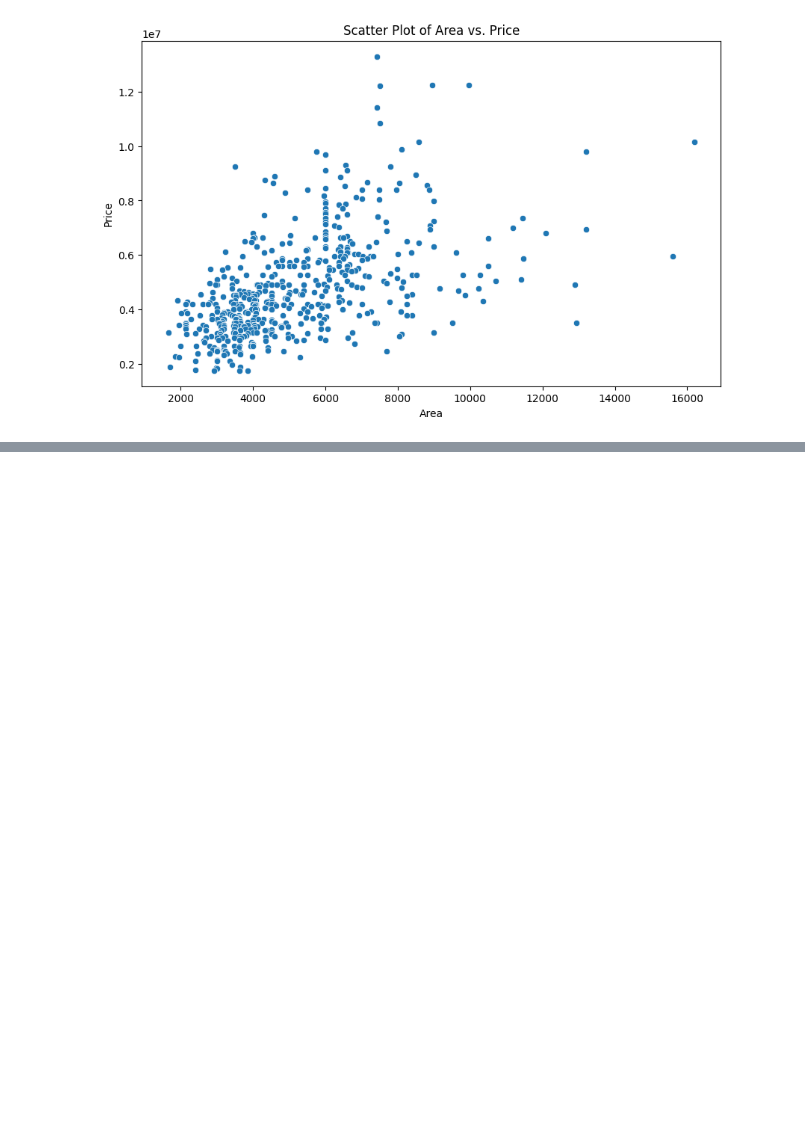
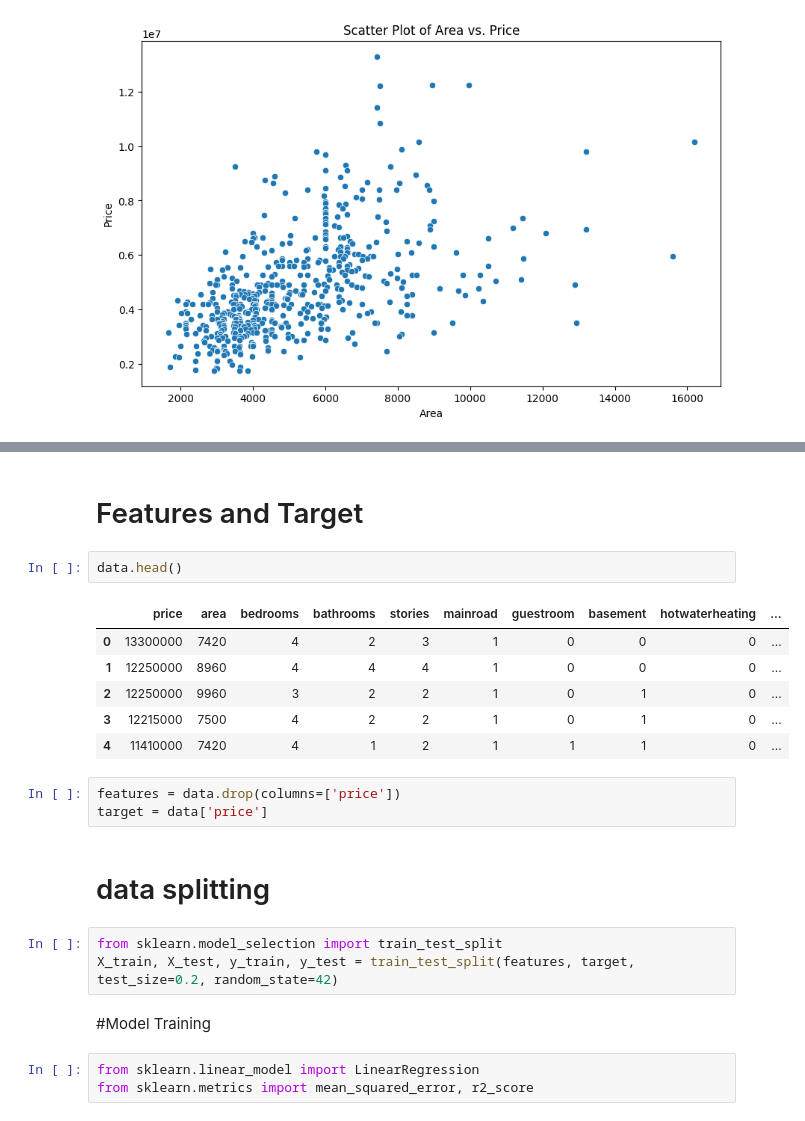
Before and after one commit to rjrizani/machine-learning, a Jupyter notebook: house_price_prediction.ipynb, the cells around one changed output, grey strips where cells are left out. Drawn from its saved outputs; the diff is of its cells as text; blank space fills up the shorter version.

Commit message:
done predict price house

```diff
--- a/house_price_prediction.ipynb
+++ b/house_price_prediction.ipynb
@@ -244,0 +252,26 @@ plt.show()
+# %% [markdown]
+
+
+# Features and Target
+# %%
+data.head()
+# %% [output]
+|  | price | area | bedrooms | bathrooms | stories | mainroad | guestroom | basement | hotwaterheating | ... |
+| 0 | 13300000 | 7420 | 4 | 2 | 3 | 1 | 0 | 0 | 0 | ... |
+| 1 | 12250000 | 8960 | 4 | 4 | 4 | 1 | 0 | 0 | 0 | ... |
+| 2 | 12250000 | 9960 | 3 | 2 | 2 | 1 | 0 | 1 | 0 | ... |
+| 3 | 12215000 | 7500 | 4 | 2 | 2 | 1 | 0 | 1 | 0 | ... |
+| 4 | 11410000 | 7420 | 4 | 1 | 2 | 1 | 1 | 1 | 0 | ... |
+# %%
+features = data.drop(columns=['price'])
+target = data['price']
+# %% [markdown]
+# data splitting
+# %%
+from sklearn.model_selection import train_test_split
+X_train, X_test, y_train, y_test = train_test_split(features, target, test_size=0.2, random_state=42)
+# %% [markdown]
+#Model Training
+# %%
+from sklearn.linear_model import LinearRegression
+from sklearn.metrics import mean_squared_error, r2_score
```
Also changed, not shown: parts of 12 cells of this notebook.
